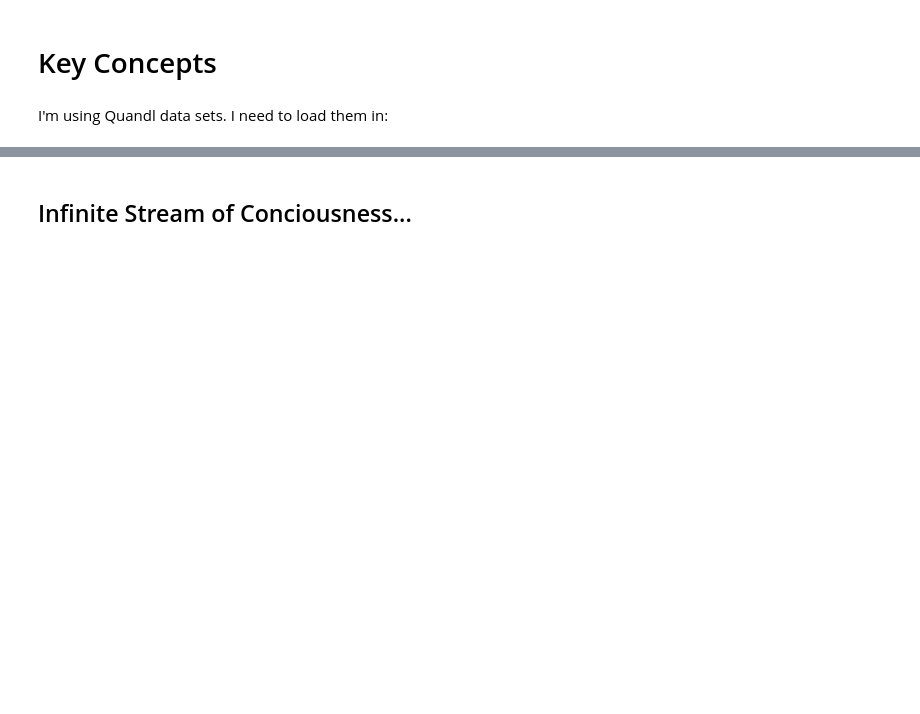
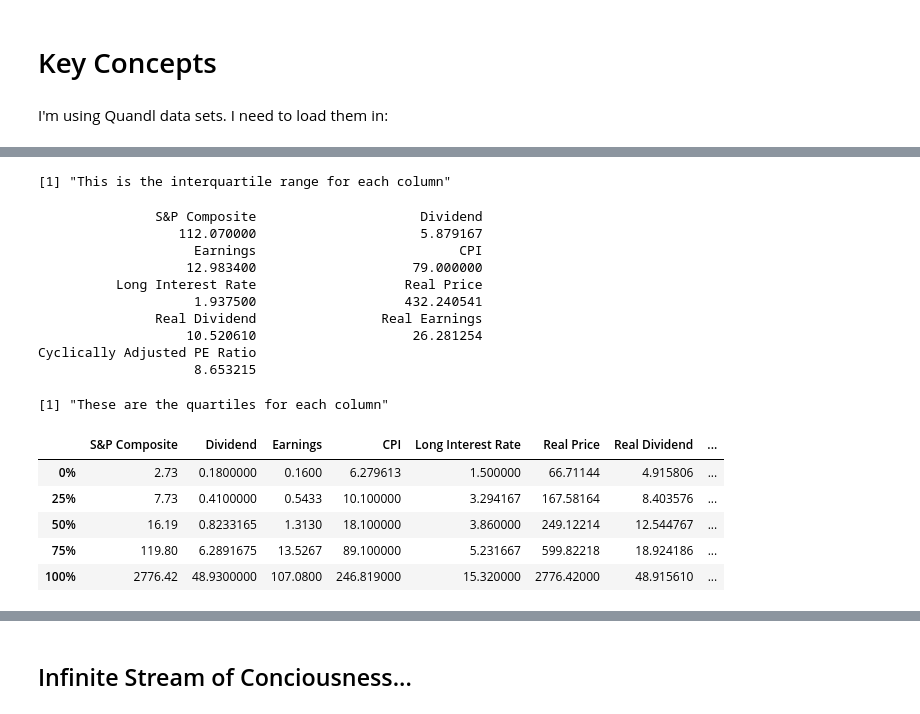
Before and after one commit to mallen69/Project_Sprint_7, a Jupyter notebook: Sprint06_Preliminary_Findings_and_Hypothesis/Jon_Honda.ipynb, the cells around one changed output, grey strips where cells are left out. Drawn from its saved outputs; the diff is of its cells as text; code cells hidden in the pictures; blank space fills up the shorter version.

```diff
--- a/Sprint06_Preliminary_Findings_and_Hypothesis/Jon_Honda.ipynb
+++ b/Sprint06_Preliminary_Findings_and_Hypothesis/Jon_Honda.ipynb
@@ -163,0 +293,24 @@ In other words, variance is the mean of the squares of the deviations from the a
+# %%
+print ('This is the interquartile range for each column')
+apply(Qdata, 2, IQR, na.rm = T)
+print ('These are the quartiles for each column')
+apply(Qdata, 2, quantile, na.rm = T)
+# %% [output]
+[1] "This is the interquartile range for each column"
+               S&P Composite                     Dividend
+                  112.070000                     5.879167
+                    Earnings                          CPI
+                   12.983400                    79.000000
+          Long Interest Rate                   Real Price
+                    1.937500                   432.240541
+               Real Dividend                Real Earnings
+                   10.520610                    26.281254
+Cyclically Adjusted PE Ratio
+                    8.653215
+[1] "These are the quartiles for each column"
+|  | S&P Composite | Dividend | Earnings | CPI | Long Interest Rate | Real Price | Real Dividend | ... |
+| 0% | 2.73 | 0.1800000 | 0.1600 | 6.279613 | 1.500000 | 66.71144 | 4.915806 | ... |
+| 25% | 7.73 | 0.4100000 | 0.5433 | 10.100000 | 3.294167 | 167.58164 | 8.403576 | ... |
+| 50% | 16.19 | 0.8233165 | 1.3130 | 18.100000 | 3.860000 | 249.12214 | 12.544767 | ... |
+| 75% | 119.80 | 6.2891675 | 13.5267 | 89.100000 | 5.231667 | 599.82218 | 18.924186 | ... |
+| 100% | 2776.42 | 48.9300000 | 107.0800 | 246.819000 | 15.320000 | 2776.42000 | 48.915610 | ... |
```
Also changed, not shown: parts of 32 cells of this notebook.
